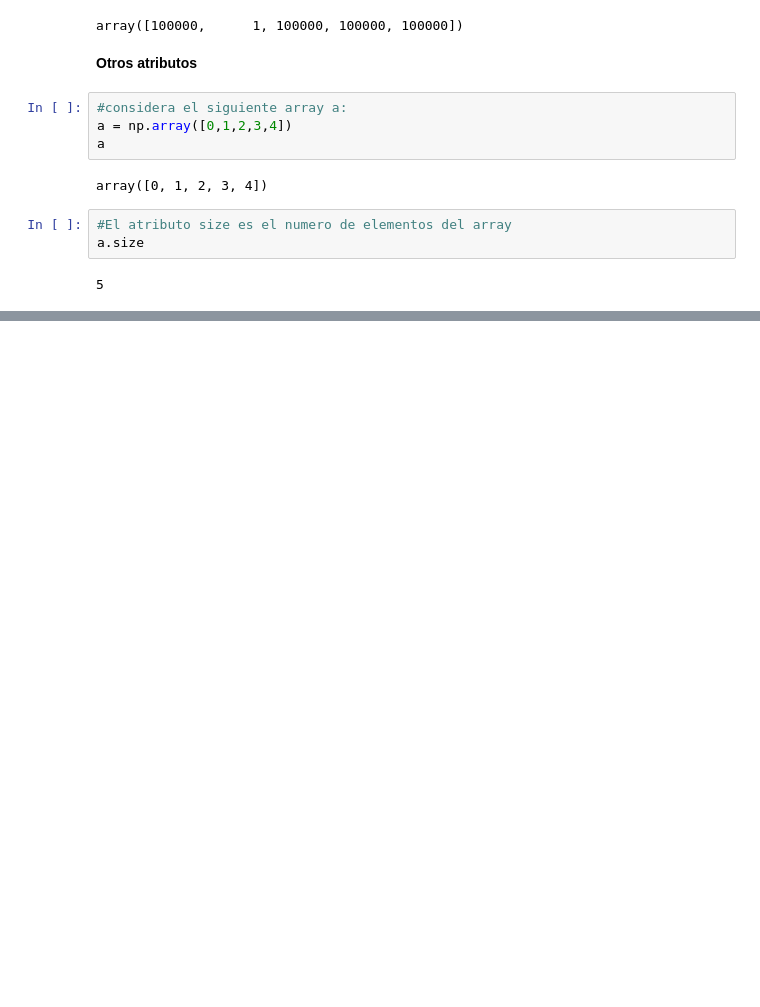
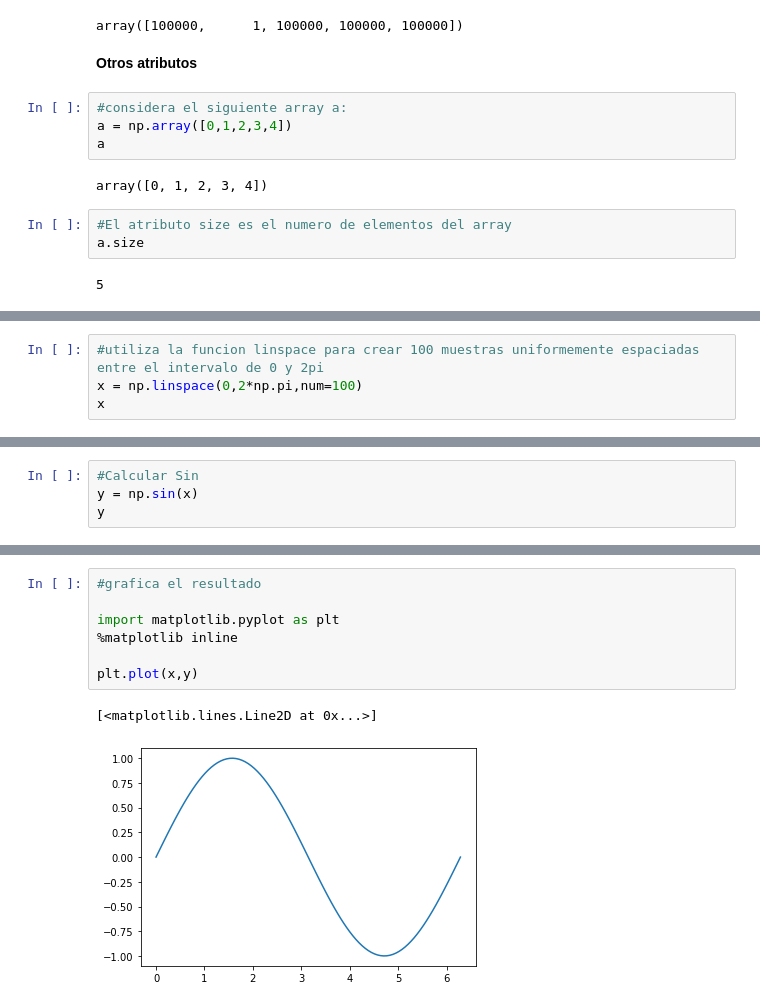
Before and after one commit to PosgradoMNA/actividades-de-aprendizaje-jesusrincon1328, a Jupyter notebook: Module_5_Working_with_Numpy_Arrays_&_Simple_APIs_.ipynb, the cells around one changed output, grey strips where cells are left out. Drawn from its saved outputs; the diff is of its cells as text; blank space fills up the shorter version.

```diff
--- a/Module_5_Working_with_Numpy_Arrays_&_Simple_APIs_.ipynb
+++ b/Module_5_Working_with_Numpy_Arrays_&_Simple_APIs_.ipynb
@@ -142,0 +336,4 @@ a.size
+# %%
+#utiliza la funcion linspace para crear 100 muestras uniformemente espaciadas entre el intervalo de 0 y 2pi
+x = np.linspace(0,2*np.pi,num=100)
+x
@@ -142,0 +361,4 @@ a.size
+# %%
+#Calcular Sin
+y = np.sin(x)
+y
@@ -142,0 +383,10 @@ a.size
+# %%
+#grafica el resultado
+
+import matplotlib.pyplot as plt
+%matplotlib inline
+
+plt.plot(x,y)
+# %% [output]
+[<matplotlib.lines.Line2D at 0x...>]
+[figure, added]
```
Also changed, not shown: parts of 36 cells of this notebook.
